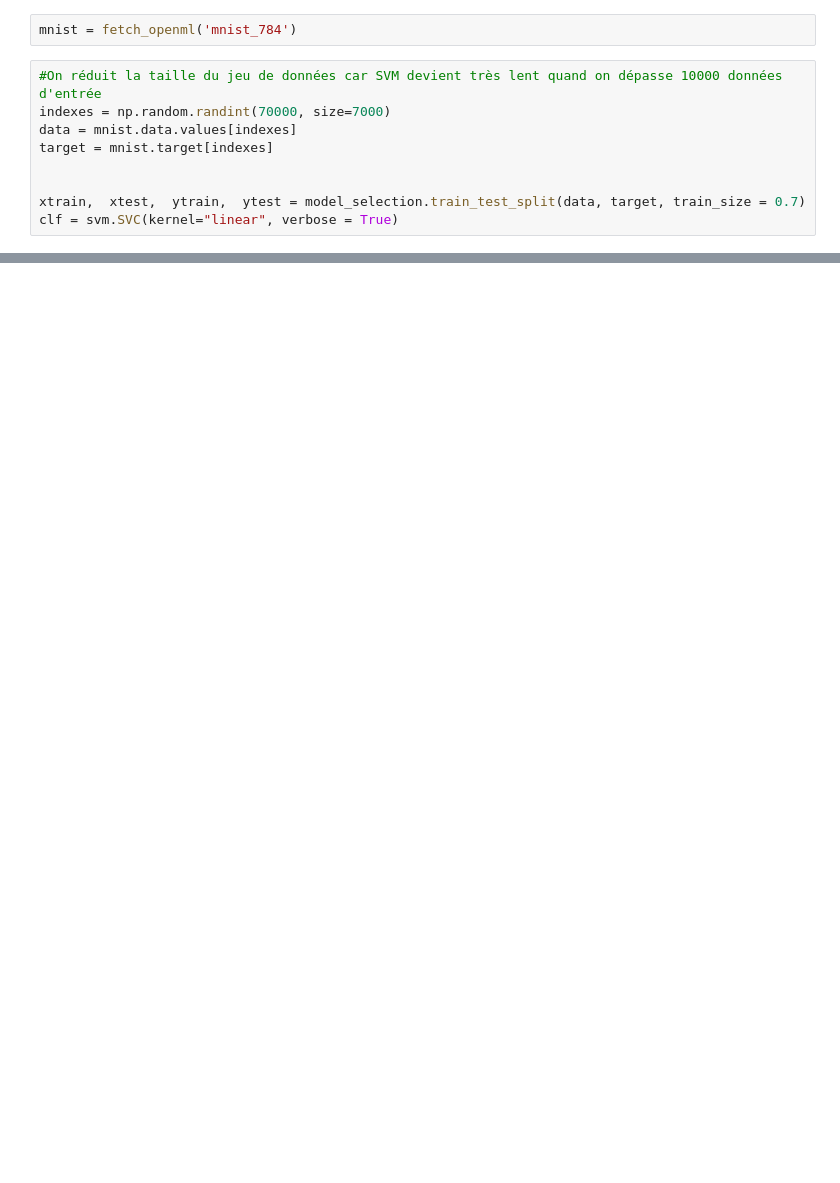
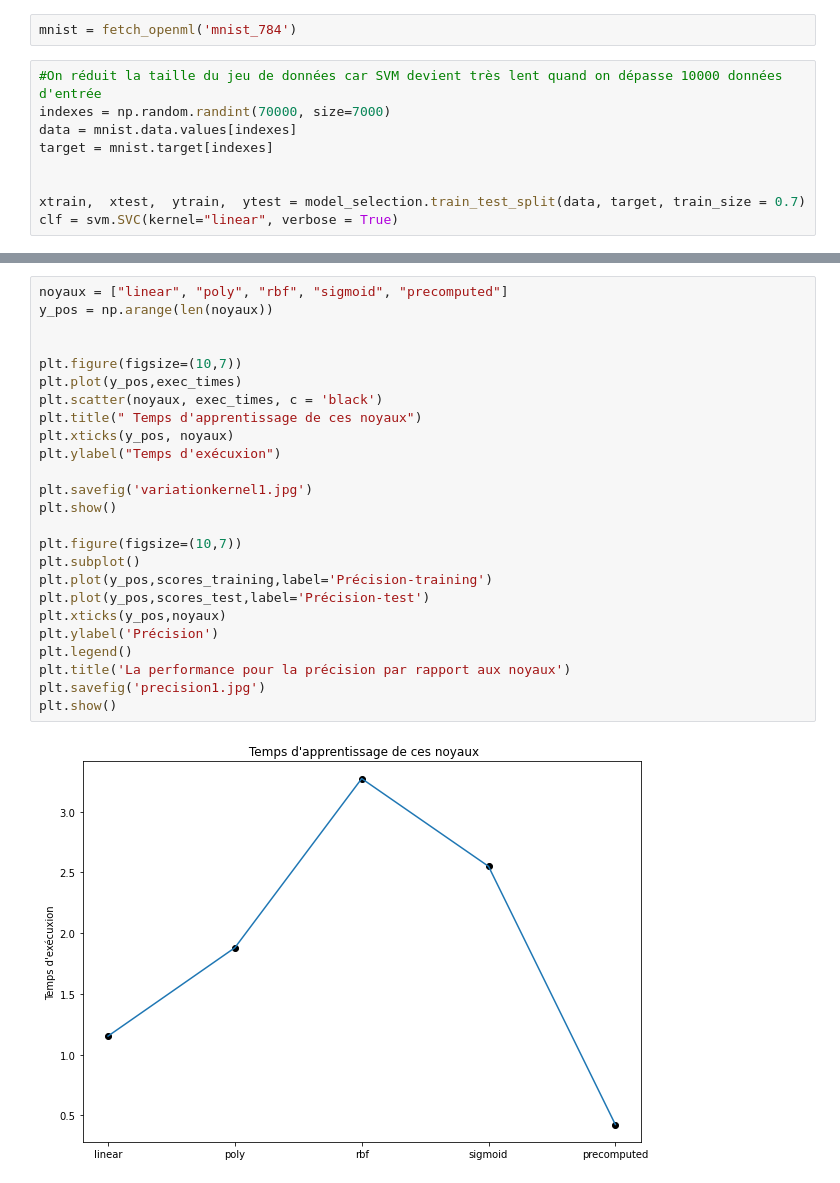
Before and after one commit to MarinoBenassai/TP-Supervise, a Jupyter notebook: SVM.ipynb, the cells around one changed output, grey strips where cells are left out. Drawn from its saved outputs; the diff is of its cells as text; blank space fills up the shorter version.

```diff
--- a/SVM.ipynb
+++ b/SVM.ipynb
@@ -49,0 +69,27 @@ Pour le noyau sigmoid, la précision est de 0.8509523809523809 après 2.94485020
+# %%
+noyaux = ["linear", "poly", "rbf", "sigmoid", "precomputed"]
+y_pos = np.arange(len(noyaux))
+
+
+plt.figure(figsize=(10,7))
+plt.plot(y_pos,exec_times)
+plt.scatter(noyaux, exec_times, c = 'black')
+plt.title(" Temps d'apprentissage de ces noyaux")
+plt.xticks(y_pos, noyaux)
+plt.ylabel("Temps d'exécuxion")
+
+plt.savefig('variationkernel1.jpg')
+plt.show()
+
+plt.figure(figsize=(10,7))
+plt.subplot()
+plt.plot(y_pos,scores_training,label='Précision-training')
+plt.plot(y_pos,scores_test,label='Précision-test')
+plt.xticks(y_pos,noyaux)
+plt.ylabel('Précision')
+plt.legend()
+plt.title('La performance pour la précision par rapport aux noyaux')
+plt.savefig('precision1.jpg')
+plt.show()
+# %% [output]
+[figure, added]
```
Also changed, not shown: parts of 14 cells of this notebook, 3 other files.
